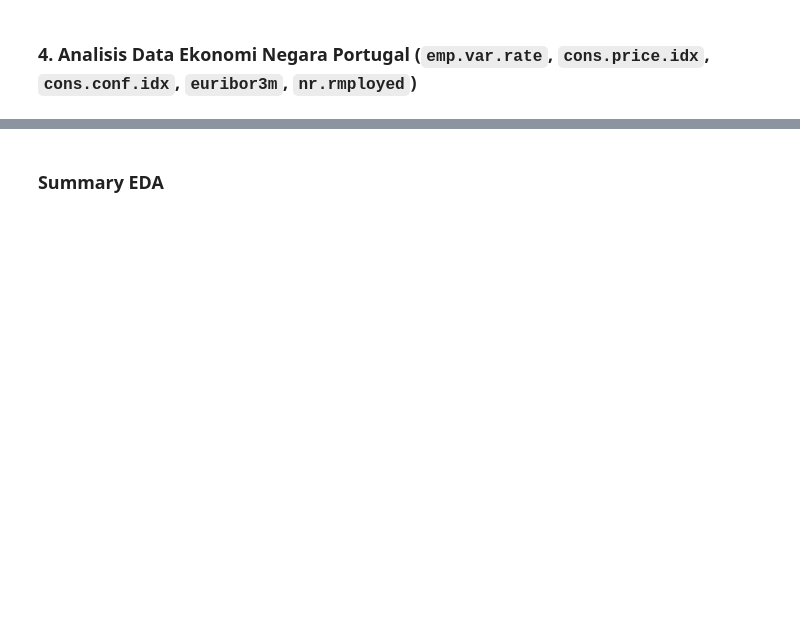
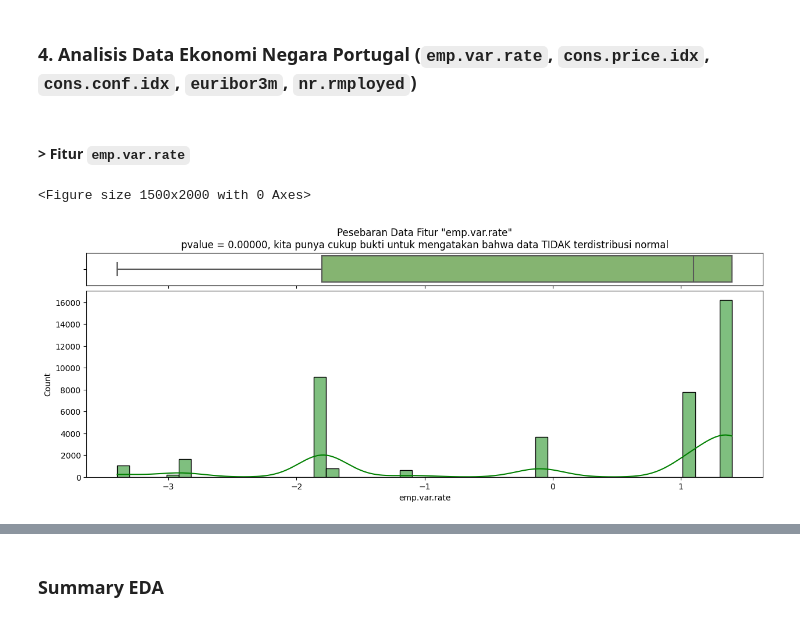
Before and after one commit to PurwadhikaDev/DeltaGroup_JC_DS_FT_Jogja_01_FinalProject, a Jupyter notebook: notebooks/GroupDelta_Bank_Marketing_Campaign.ipynb, the cells around one changed output, grey strips where cells are left out. Saved outputs shown, nothing was run; the diff lists cells and outputs as text; code cells hidden in the pictures; blank space fills up the shorter version.

```diff
--- a/notebooks/GroupDelta_Bank_Marketing_Campaign.ipynb
+++ b/notebooks/GroupDelta_Bank_Marketing_Campaign.ipynb
@@ -1031,2 +1238,31 @@ __Insight:__
 # %% [markdown]
 ### **4. Analisis Data Ekonomi Negara Portugal** (`emp.var.rate`, `cons.price.idx`, `cons.conf.idx`, `euribor3m`, `nr.rmployed`)
+# %% [markdown]
+#### **> Fitur `emp.var.rate`**
+# %%
+# cek pesebaran data dan uji normalitas data
+
+plt.figure(figsize=(15,20))
+
+fig, (ax1, ax2) = plt.subplots(2, sharex = True, figsize = (15,5),
+                                gridspec_kw={"height_ratios": (.15, .85),
+                                            "hspace": 0.05})
+
+# Uji Normalitas Data
+stat, pvalue = normaltest(df["emp.var.rate"].dropna())
+if pvalue > 0.05 :
+    distribusi = f'pvalue = {pvalue:.5f}, kita punya cukup bukti untuk mengatakan bahwa data terdistribusi normal'
+else :
+    distribusi = f'pvalue = {pvalue:.5f}, kita punya cukup bukti untuk mengatakan bahwa data TIDAK terdistribusi normal'
+
+# Cek Pesebaran Data
+ax1.set_title(f"""Pesebaran Data Fitur "emp.var.rate"\n{distribusi}""", color = "black")
+sns.boxplot(x = df["emp.var.rate"], ax = ax1, palette="summer")
+ax1.set(xlabel = "")
+
+sns.histplot(data = df["emp.var.rate"], ax = ax2, stat = "count", kde=True, bins=50, color="green")
+
+plt.show()
+# %% [output]
+<Figure size 1500x2000 with 0 Axes>
+[figure, added]
```
Also changed, not shown: parts of 73 cells of this notebook.
